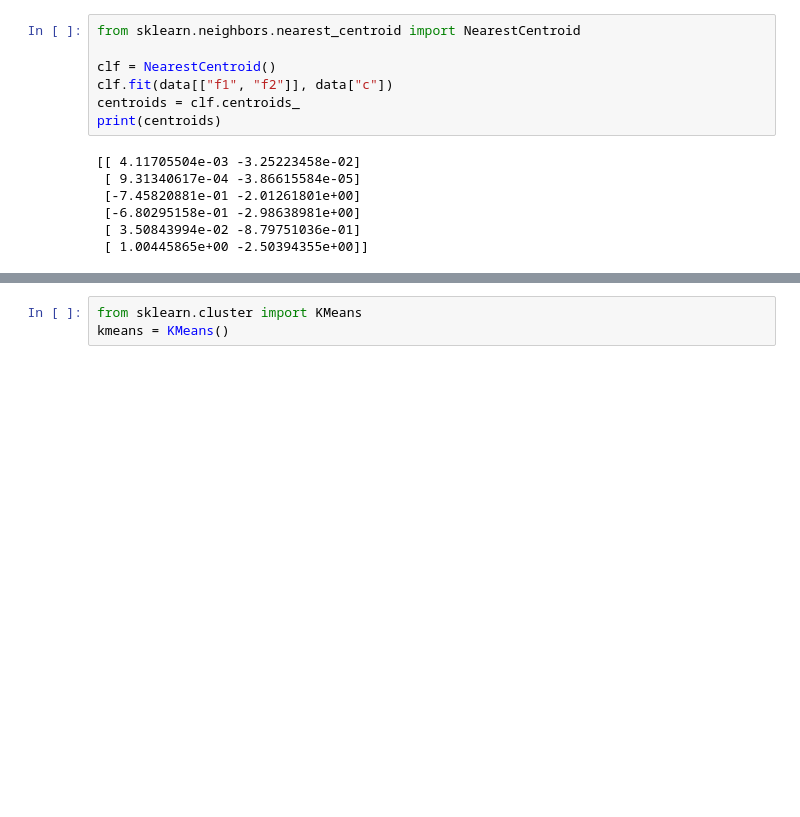
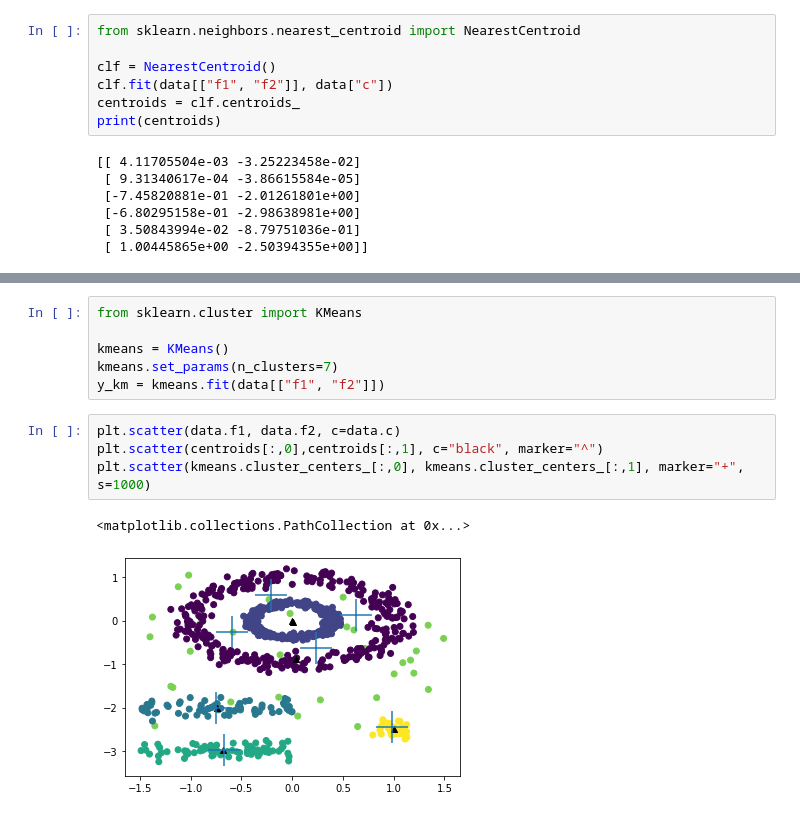
Before and after one commit to dkadyrov/SIT, a Jupyter notebook: CS-559/Assignments/Homework 3/kadyrov_daniel_homework3_Q3.ipynb, the cells around one changed output, grey strips where cells are left out. Cells and saved outputs as stored; diff of their text form; blank space fills up the shorter version.

```diff
--- a/CS-559/Assignments/Homework 3/kadyrov_daniel_homework3_Q3.ipynb
+++ b/CS-559/Assignments/Homework 3/kadyrov_daniel_homework3_Q3.ipynb
@@ -31,4 +31,14 @@ plt.scatter(centroids[:,0],centroids[:,1], c="black")
 [figure]
 # %%
 from sklearn.cluster import KMeans
+
 kmeans = KMeans()
+kmeans.set_params(n_clusters=7)
+y_km = kmeans.fit(data[["f1", "f2"]])
+# %%
+plt.scatter(data.f1, data.f2, c=data.c)
+plt.scatter(centroids[:,0],centroids[:,1], c="black", marker="^")
+plt.scatter(kmeans.cluster_centers_[:,0], kmeans.cluster_centers_[:,1], marker="+", s=1000)
+# %% [output]
+<matplotlib.collections.PathCollection at 0x...>
+[figure, added]
```
Also changed, not shown: parts of 1 cell of this notebook, 1 other file.
